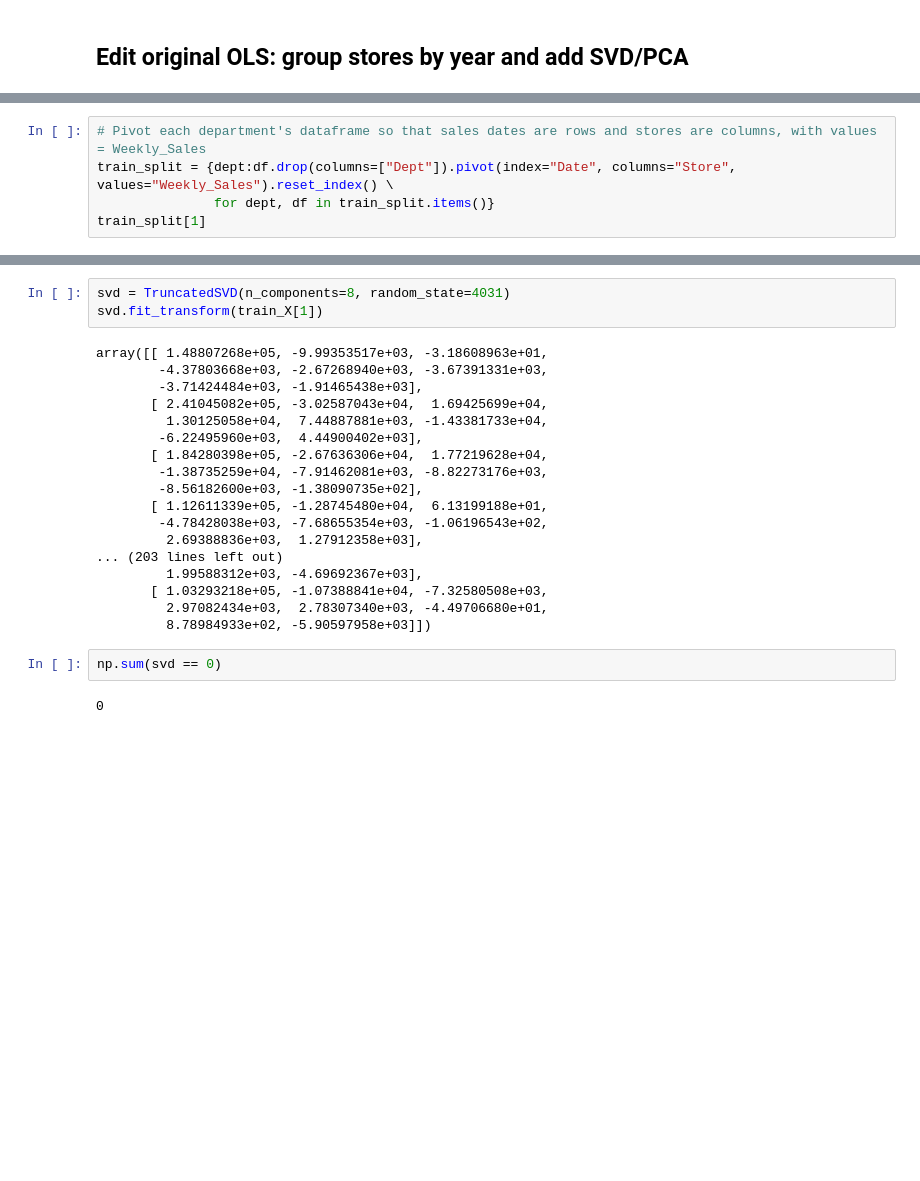
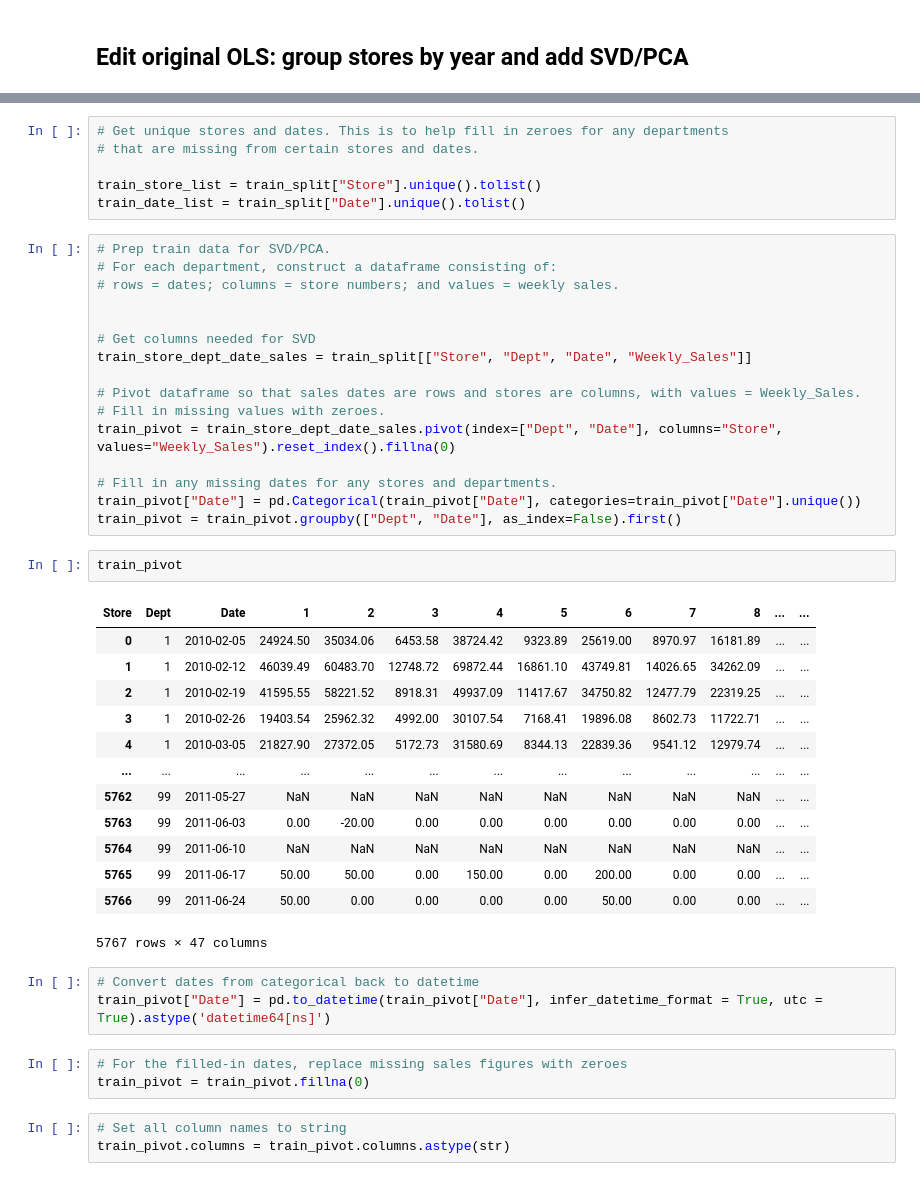
Before and after one commit to NealRyan/CS_598_Project_2-Walmart_sales_forecasting, a Jupyter notebook: Model_Creation_SVD_Attempt.ipynb, the cells around one changed output, grey strips where cells are left out. Drawn from its saved outputs; the diff is of its cells as text; blank space fills up the shorter version.

```diff
--- a/Model_Creation_SVD_Attempt.ipynb
+++ b/Model_Creation_SVD_Attempt.ipynb
@@ -455,5 +392,0 @@ train_split[2].drop(columns=["Dept"]).pivot(index="Date", columns="Store", value
-# %%
-# Pivot each department's dataframe so that sales dates are rows and stores are columns, with values = Weekly_Sales
-train_split = {dept:df.drop(columns=["Dept"]).pivot(index="Date", columns="Store", values="Weekly_Sales").reset_index() \
-               for dept, df in train_split.items()}
-train_split[1]
@@ -514,25 +393,47 @@ scratch_X
-# %%
-svd = TruncatedSVD(n_components=8, random_state=4031)
-svd.fit_transform(train_X[1])
-# %% [output]
-array([[ 1.48807268e+05, -9.99353517e+03, -3.18608963e+01,
-        -4.37803668e+03, -2.67268940e+03, -3.67391331e+03,
-        -3.71424484e+03, -1.91465438e+03],
-       [ 2.41045082e+05, -3.02587043e+04,  1.69425699e+04,
-         1.30125058e+04,  7.44887881e+03, -1.43381733e+04,
-        -6.22495960e+03,  4.44900402e+03],
-       [ 1.84280398e+05, -2.67636306e+04,  1.77219628e+04,
-        -1.38735259e+04, -7.91462081e+03, -8.82273176e+03,
-        -8.56182600e+03, -1.38090735e+02],
-       [ 1.12611339e+05, -1.28745480e+04,  6.13199188e+01,
-        -4.78428038e+03, -7.68655354e+03, -1.06196543e+02,
-         2.69388836e+03,  1.27912358e+03],
-... (203 lines left out)
-         1.99588312e+03, -4.69692367e+03],
-       [ 1.03293218e+05, -1.07388841e+04, -7.32580508e+03,
-         2.97082434e+03,  2.78307340e+03, -4.49706680e+01,
-         8.78984933e+02, -5.90597958e+03]])
-# %%
-np.sum(svd == 0)
-# %% [output]
-0
+# %%
+# Get unique stores and dates. This is to help fill in zeroes for any departments
+# that are missing from certain stores and dates.
+
+train_store_list = train_split["Store"].unique().tolist()
+train_date_list = train_split["Date"].unique().tolist()
+# %%
+# Prep train data for SVD/PCA.
+# For each department, construct a dataframe consisting of:
+# rows = dates; columns = store numbers; and values = weekly sales.
+
+
+# Get columns needed for SVD
+train_store_dept_date_sales = train_split[["Store", "Dept", "Date", "Weekly_Sales"]]
+
+# Pivot dataframe so that sales dates are rows and stores are columns, with values = Weekly_Sales.
+# Fill in missing values with zeroes.
+train_pivot = train_store_dept_date_sales.pivot(index=["Dept", "Date"], columns="Store", values="Weekly_Sales").reset_index().fillna(0)
+
+# Fill in any missing dates for any stores and departments.
+train_pivot["Date"] = pd.Categorical(train_pivot["Date"], categories=train_pivot["Date"].unique())
+train_pivot = train_pivot.groupby(["Dept", "Date"], as_index=False).first()
+# %%
+train_pivot
+# %% [output]
+| Store | Dept | Date | 1 | 2 | 3 | 4 | 5 | 6 | 7 | 8 | ... | ... |
+| 0 | 1 | 2010-02-05 | 24924.50 | 35034.06 | 6453.58 | 38724.42 | 9323.89 | 25619.00 | 8970.97 | 16181.89 | ... | ... |
+| 1 | 1 | 2010-02-12 | 46039.49 | 60483.70 | 12748.72 | 69872.44 | 16861.10 | 43749.81 | 14026.65 | 34262.09 | ... | ... |
+| 2 | 1 | 2010-02-19 | 41595.55 | 58221.52 | 8918.31 | 49937.09 | 11417.67 | 34750.82 | 12477.79 | 22319.25 | ... | ... |
+| 3 | 1 | 2010-02-26 | 19403.54 | 25962.32 | 4992.00 | 30107.54 | 7168.41 | 19896.08 | 8602.73 | 11722.71 | ... | ... |
+| 4 | 1 | 2010-03-05 | 21827.90 | 27372.05 | 5172.73 | 31580.69 | 8344.13 | 22839.36 | 9541.12 | 12979.74 | ... | ... |
+| ... | ... | ... | ... | ... | ... | ... | ... | ... | ... | ... | ... | ... |
+| 5762 | 99 | 2011-05-27 | NaN | NaN | NaN | NaN | NaN | NaN | NaN | NaN | ... | ... |
+| 5763 | 99 | 2011-06-03 | 0.00 | -20.00 | 0.00 | 0.00 | 0.00 | 0.00 | 0.00 | 0.00 | ... | ... |
+| 5764 | 99 | 2011-06-10 | NaN | NaN | NaN | NaN | NaN | NaN | NaN | NaN | ... | ... |
+| 5765 | 99 | 2011-06-17 | 50.00 | 50.00 | 0.00 | 150.00 | 0.00 | 200.00 | 0.00 | 0.00 | ... | ... |
+| 5766 | 99 | 2011-06-24 | 50.00 | 0.00 | 0.00 | 0.00 | 0.00 | 50.00 | 0.00 | 0.00 | ... | ... |
+5767 rows × 47 columns
+# %%
+# Convert dates from categorical back to datetime
+train_pivot["Date"] = pd.to_datetime(train_pivot["Date"], infer_datetime_format = True, utc = True).astype('datetime64[ns]')
+# %%
+# For the filled-in dates, replace missing sales figures with zeroes
+train_pivot = train_pivot.fillna(0)
+# %%
+# Set all column names to string
+train_pivot.columns = train_pivot.columns.astype(str)
```
Also changed, not shown: parts of 9 cells of this notebook.
